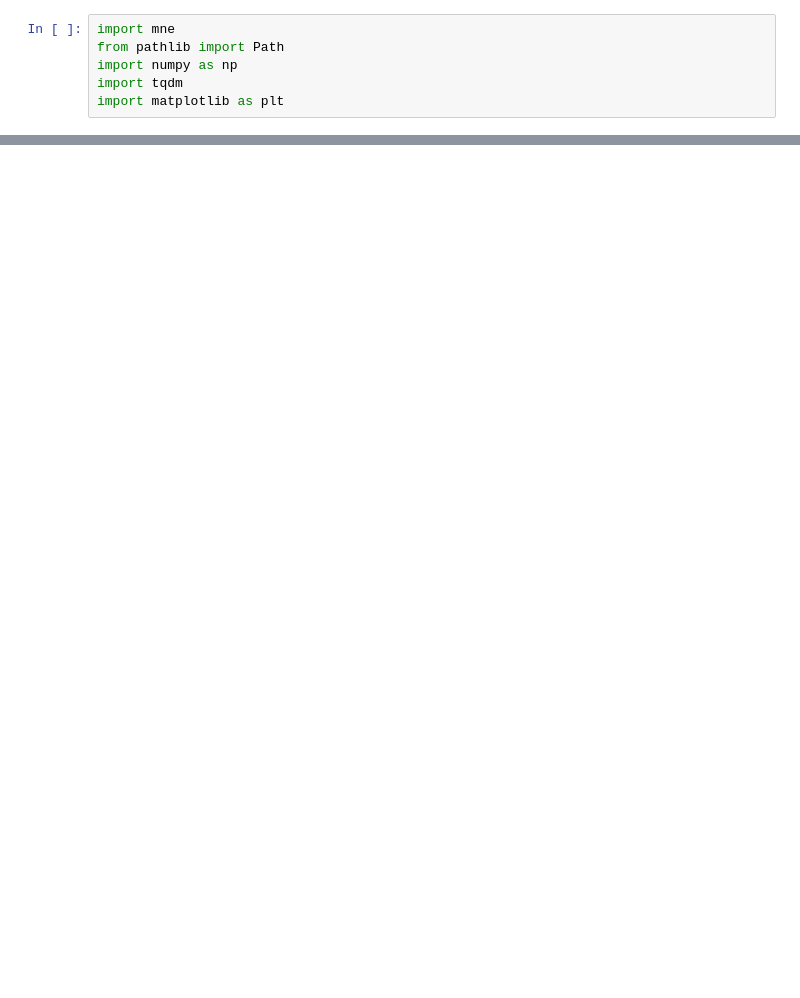
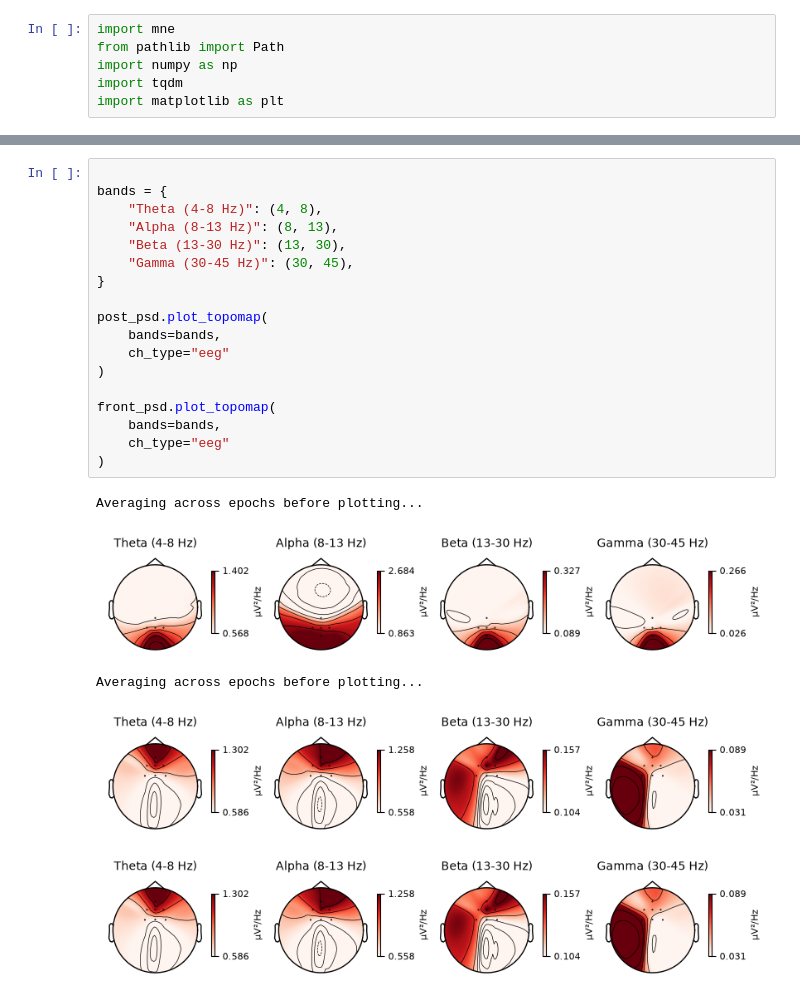
Before and after one commit to magieraem/iaf_wpr, a Jupyter notebook: data_overview.ipynb, the cells around one changed output, grey strips where cells are left out. Drawn from its saved outputs; the diff is of its cells as text; blank space fills up the shorter version.

```diff
--- a/data_overview.ipynb
+++ b/data_overview.ipynb
@@ -41,0 +95,24 @@ No baseline correction applied
+# %%
+
+bands = {
+    "Theta (4-8 Hz)": (4, 8),
+    "Alpha (8-13 Hz)": (8, 13),
+    "Beta (13-30 Hz)": (13, 30),
+    "Gamma (30-45 Hz)": (30, 45),
+}
+
+post_psd.plot_topomap(
+    bands=bands,
+    ch_type="eeg"
+)
+
+front_psd.plot_topomap(
+    bands=bands,
+    ch_type="eeg"
+)
+# %% [output]
+Averaging across epochs before plotting...
+[figure, added]
+Averaging across epochs before plotting...
+[figure, added]
+[figure, added]
```
Also changed, not shown: parts of 6 cells of this notebook, 22 other files.
